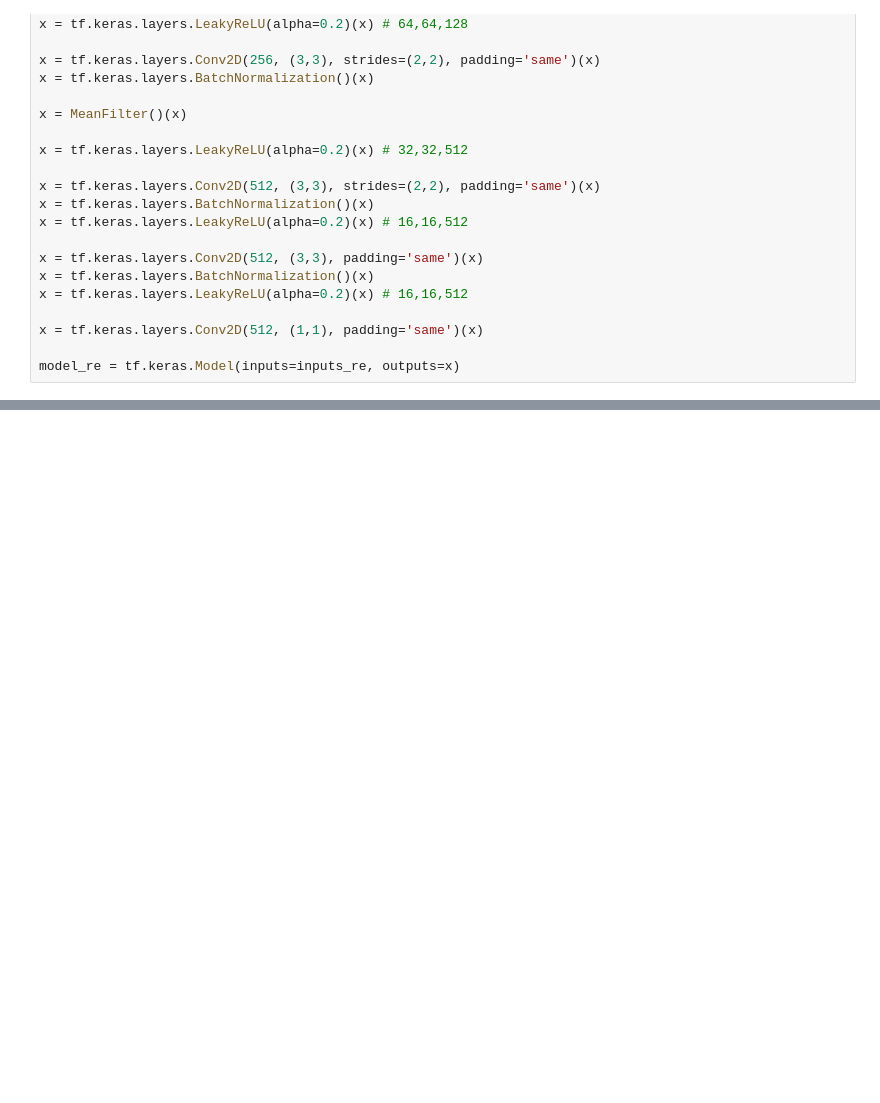
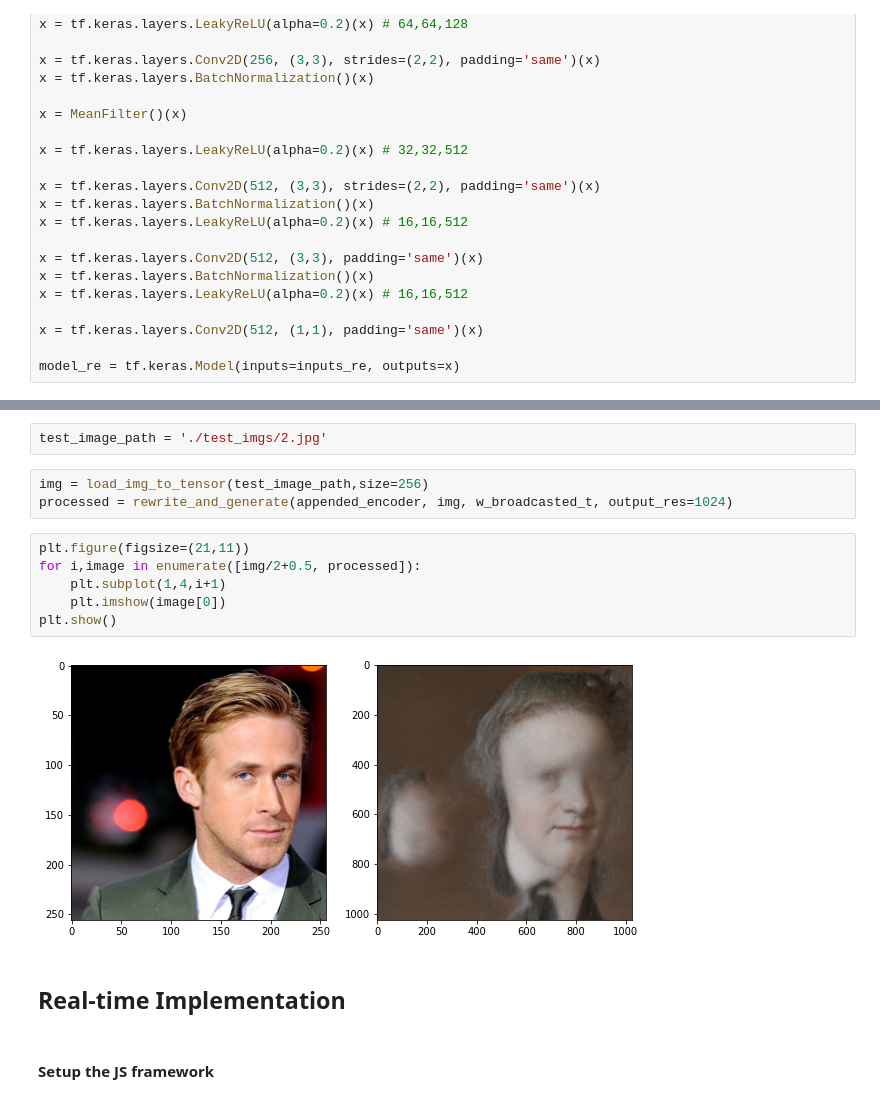
Before and after one commit to jasper-zheng/rewriting-activation-maps, a Jupyter notebook: Rewriting_Activation_Maps.ipynb, the cells around one changed output, grey strips where cells are left out. Drawn from its saved outputs; the diff is of its cells as text; blank space fills up the shorter version.

```diff
--- a/Rewriting_Activation_Maps.ipynb
+++ b/Rewriting_Activation_Maps.ipynb
@@ -214,0 +488,17 @@ model_re = tf.keras.Model(inputs=inputs_re, outputs=x)
+# %%
+test_image_path = './test_imgs/2.jpg'
+# %%
+img = load_img_to_tensor(test_image_path,size=256)
+processed = rewrite_and_generate(appended_encoder, img, w_broadcasted_t, output_res=1024)
+# %%
+plt.figure(figsize=(21,11))
+for i,image in enumerate([img/2+0.5, processed]):
+    plt.subplot(1,4,i+1)
+    plt.imshow(image[0])
+plt.show()
+# %% [output]
+[figure, added]
+# %% [markdown]
+## Real-time Implementation
+# %% [markdown]
+#### Setup the JS framework
```
Also changed, not shown: parts of 37 cells of this notebook.
